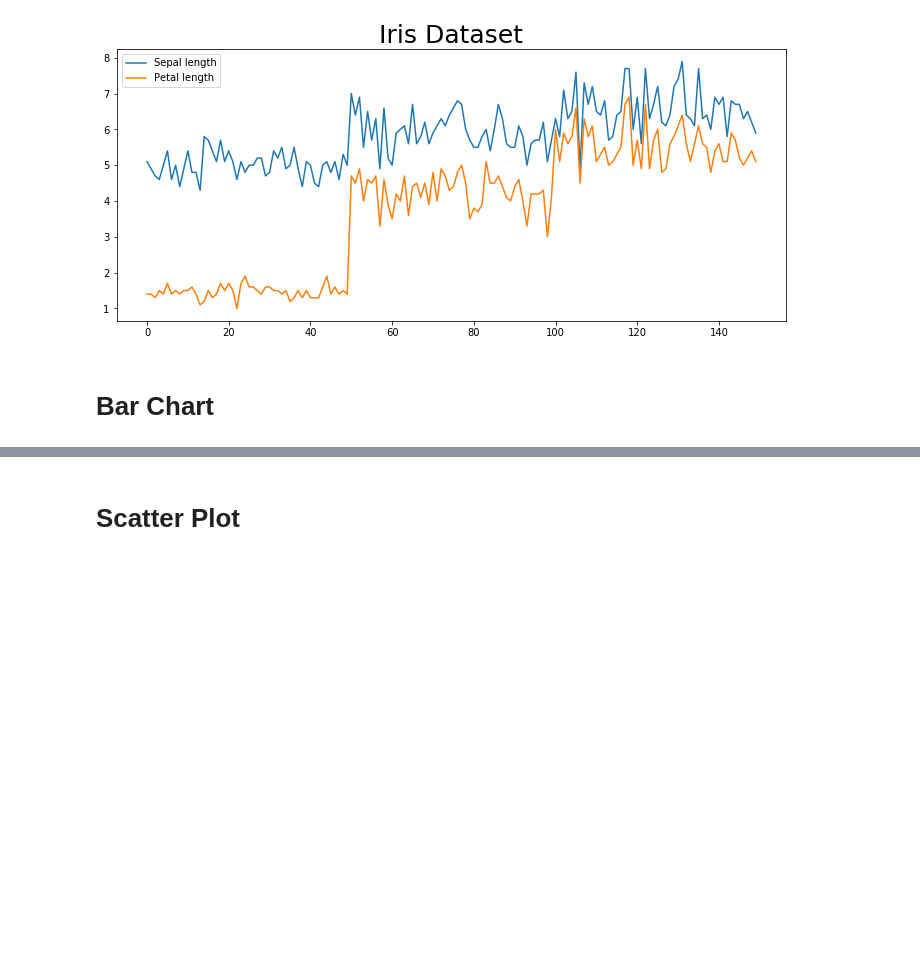
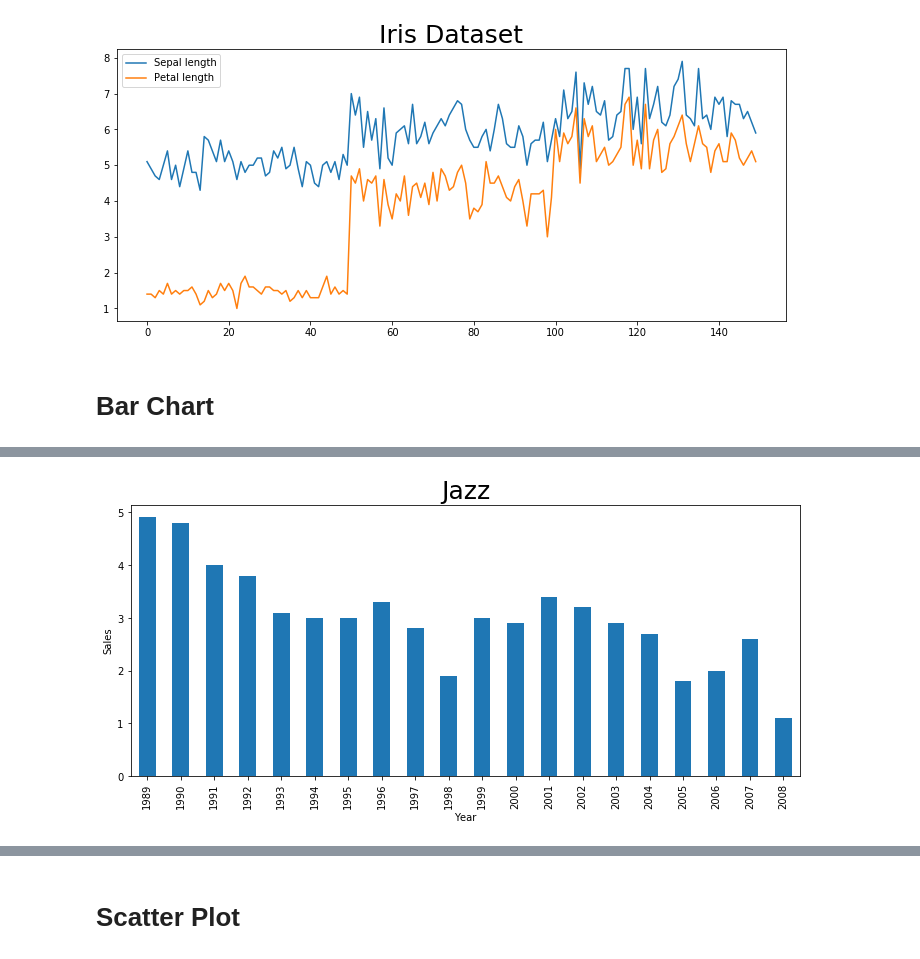
Before and after one commit to woo-chia-wei/python-plotting, a Jupyter notebook: plotting.ipynb, the cells around one changed output, grey strips where cells are left out. Drawn from its saved outputs; the diff is of its cells as text; code cells hidden in the pictures; blank space fills up the shorter version.

Commit message:
Added some graphs

```diff
--- a/plotting.ipynb
+++ b/plotting.ipynb
@@ -50,0 +45,3 @@ plt.show()
+# %%
+df = pd.read_csv('data/barcharts-us-music-sales-by-genre.csv')
+df.head()
@@ -50,0 +55,11 @@ plt.show()
+# %%
+df = df.set_index('Year')
+# %%
+# Basic
+fig, ax = plt.subplots(figsize=(12, 5))
+df['Jazz'].plot.bar(ax=ax, color='#1F77B4')
+ax.set_title('Jazz', fontsize=25)
+ax.set_ylabel('Sales')
+plt.show()
+# %% [output]
+[figure, added]
```
Also changed, not shown: parts of 15 cells of this notebook.
